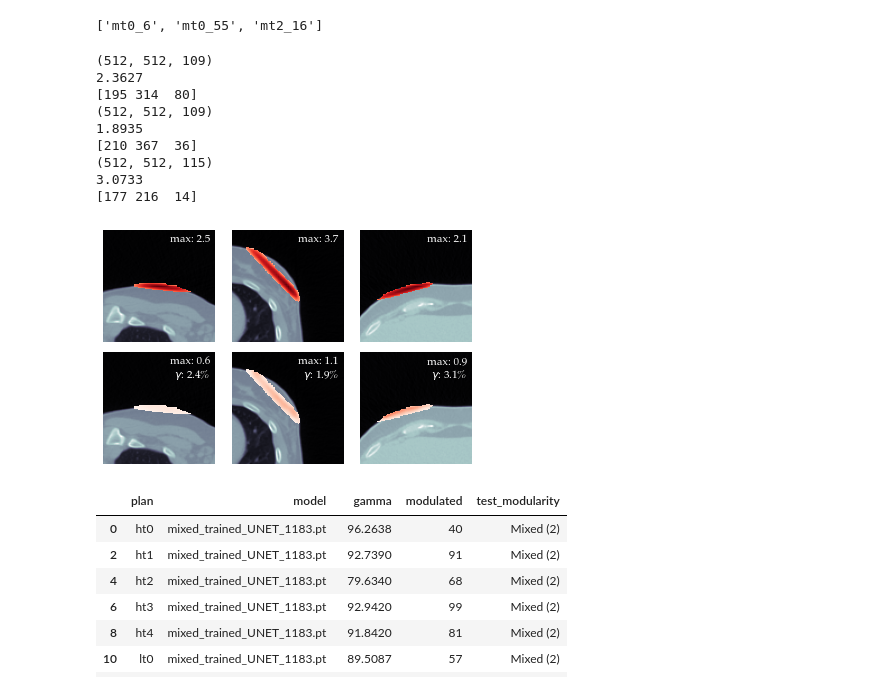
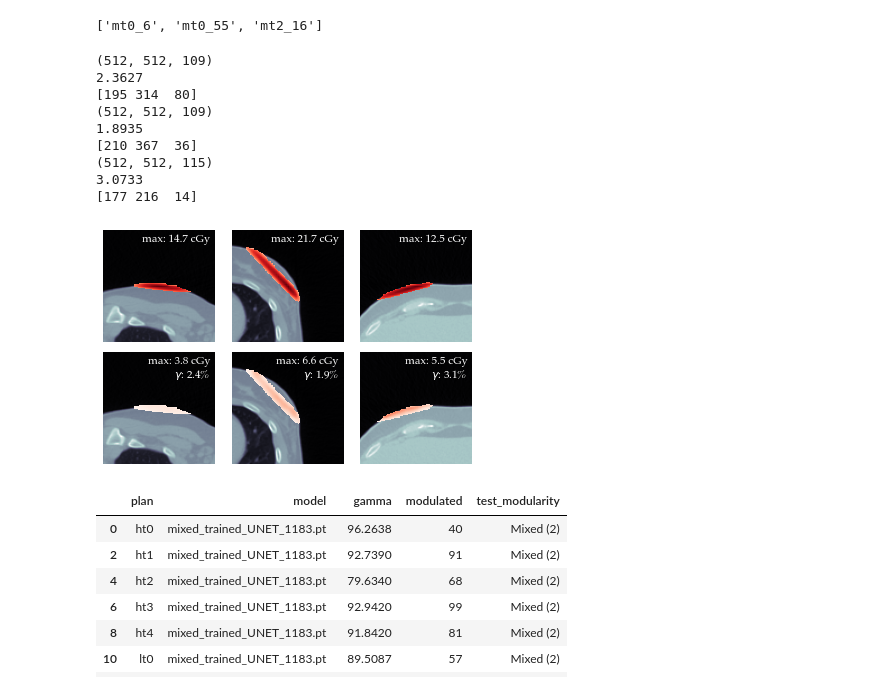
Before and after one commit to schnoritz/Master_Thesis, a Jupyter notebook: workflow_code/test.ipynb, the cells around one changed output. Drawn from its saved outputs; the diff is of its cells as text; code cells hidden in the pictures.

```diff
--- a/workflow_code/test.ipynb
+++ b/workflow_code/test.ipynb
@@ -357,9 +357,9 @@ x_m = x_m.mean(axis=0)
 @latex(width=20, height=10, path="/Users/simongutwein/Desktop/cross.pdf")
 def test():
     fig, ax = plt.subplots(2, 3, gridspec_kw={'height_ratios': [3, 2]})
-    ax[0, 0].imshow(dat_p[:, :, idx_p[2]], cmap="Reds")
-    ax[0, 1].imshow(dat_h[:, :, idx_h[2]], cmap="Reds")
-    ax[0, 2].imshow(dat_m[:, :, idx_m[2]], cmap="Reds")
+    ax[0, 0].imshow(dat_p[:, :, idx_p[2]], cmap="bone")
+    ax[0, 1].imshow(dat_h[:, :, idx_h[2]], cmap="bone")
+    ax[0, 2].imshow(dat_m[:, :, idx_m[2]], cmap="bone")
 
     print(idx_p[2], idx_h[2], idx_m[2])
 
@@ -849,38 +849,38 @@ def test():
         print(idx)
 
         pred[target < 1] = np.nan
         target[target < 1] = np.nan
 
         ax[0, num].imshow(ct[idx[0]-50:idx[0]+50, idx[1]-50:idx[1]+50, idx[2]], cmap="bone")
         ax[1, num].imshow(ct[idx[0]-50:idx[0]+50, idx[1]-50:idx[1]+50, idx[2]], cmap="bone")
         ax[0, num].imshow(target[idx[0]-50:idx[0]+50,idx[1]-50:idx[1]+50,idx[2]],vmin=0, vmax=np.nanmax(target),cmap="Reds")
         ax[1, num].imshow(pred[idx[0]-50:idx[0]+50, idx[1]-50:idx[1]+50, idx[2]], vmin=0, vmax=np.nanmax(target), cmap="Reds")
 
-        t_max = str(np.round(np.nanmax(target), 1))
-        p_max = str(np.round(np.nanmax(pred), 1))
+        t_max = str(np.round(np.nanmax(target)*5.881, 1))
+        p_max = str(np.round(np.nanmax(pred)*5.881, 1))
         p_gamma = str(np.round(gamma, 1))
 
-        ax[0, num].text(95, 10, f"max: {t_max}", ha="right", color="white")
-        ax[1, num].text(95, 10, f"max: {p_max}", ha="right", color="white")
+        ax[0, num].text(95, 10, f"max: {t_max} cGy", ha="right", color="white")
+        ax[1, num].text(95, 10, f"max: {p_max} cGy", ha="right", color="white")
         ax[1, num].text(95, 22, r'$\gamma$: '+f"{p_gamma}%", ha="right", color="white")
         ax[0, num].axis("off")
         ax[1, num].axis("off")
 
 
     plt.tight_layout()
     return fig
 test()
 # %% [output]
 (512, 512, 109)
 2.3627
 [195 314  80]
 (512, 512, 109)
 1.8935
 [210 367  36]
 (512, 512, 115)
 3.0733
 [177 216  14]
-[figure, old version]
+[figure, new version]
 # %%
 df = pd.read_pickle("/Users/simongutwein/mnt/qb/baumgartner/sgutwein84/test_case_results.pkl")
 # %%
```
Also changed, not shown: parts of 2 cells of this notebook, 23 other files.
